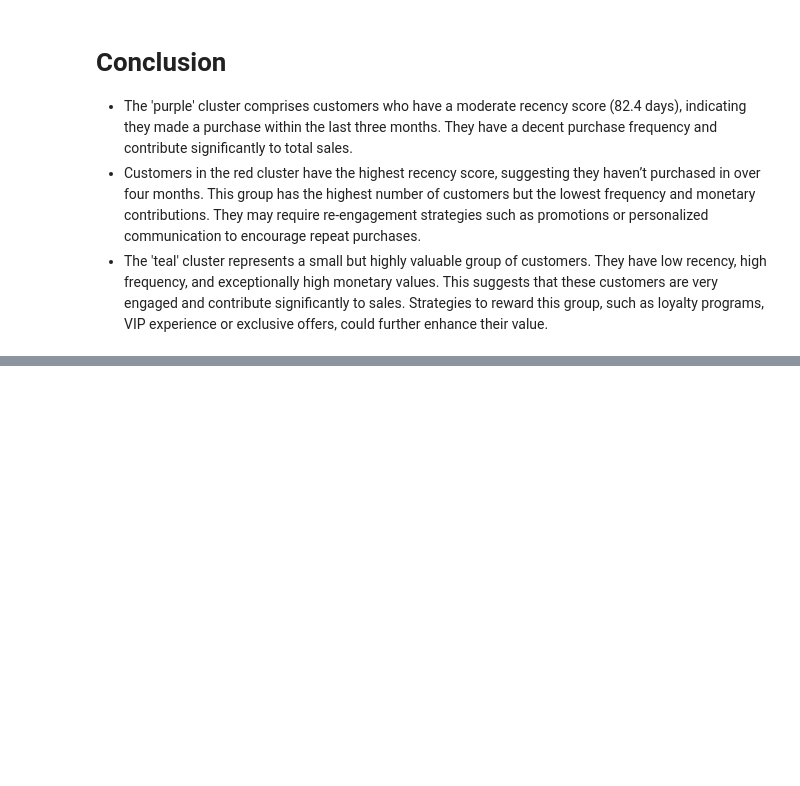
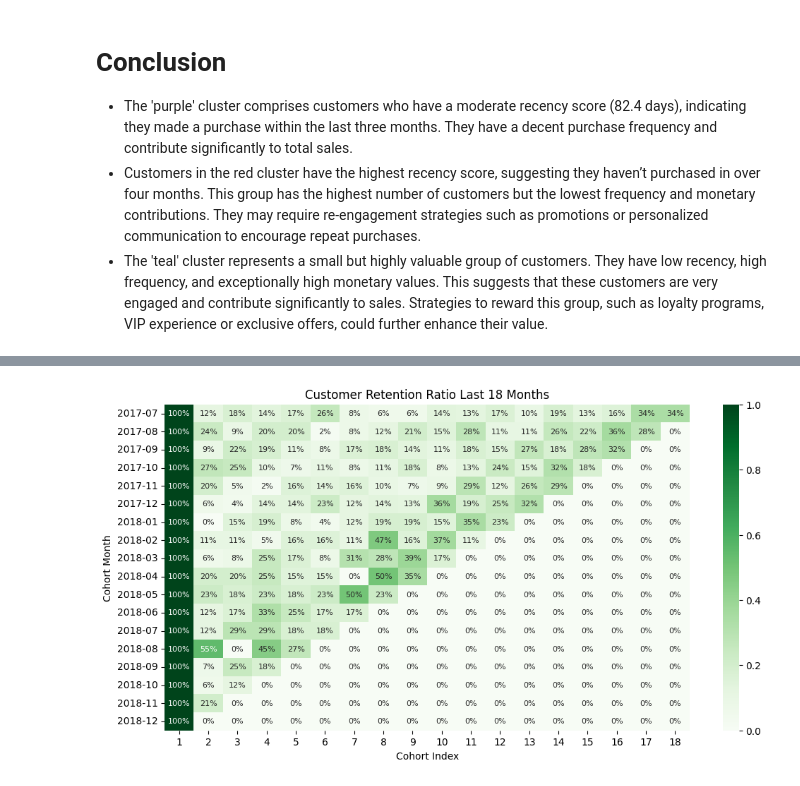
Before and after one commit to waseemshammout/amazon_customer_segmentation, a Jupyter notebook: notebook.ipynb, the cells around one changed output, grey strips where cells are left out. Saved outputs shown, nothing was run; the diff lists cells and outputs as text; code cells hidden in the pictures; blank space fills up the shorter version.

```diff
--- a/notebook.ipynb
+++ b/notebook.ipynb
@@ -160,0 +172,15 @@ plt.show()
+# %%
+# Adding Cohort Month column to the DataFrame
+cohort_months = orders_last_18_months.groupby('Customer ID')['Order Month'].min().to_dict()
+orders_last_18_months['Cohort_Month'] = orders_last_18_months['Customer ID'].map(cohort_months)
+# %%
+# Calculating Cohort Index column (in months) and adding it to the DataFrame
+years = orders_last_18_months['Order Month'].dt.year - orders_last_18_months['Cohort_Month'].dt.year
+months = orders_last_18_months['Order Month'].dt.month - orders_last_18_months['Cohort_Month'].dt.month
+orders_last_18_months['Cohort Index'] = years * 12 + months + 1
+# Formatting Cohort Month column "YYYY-MM"
+orders_last_18_months['Cohort Month'] = orders_last_18_months['Cohort_Month'].dt.strftime('%Y-%m')
+# %%
+# Preparing cohort matrix
+cohort_view = pd.crosstab(orders_last_18_months['Cohort Month'], orders_last_18_months['Cohort Index'])
+cohort_view
@@ -160,0 +206,5 @@ plt.show()
+# %%
+# By dividing each column by the first column (cohort size) we will get the retension ratio per cohort
+cohort_size = cohort_view[1]
+retention_ratios = cohort_view.divide(cohort_size, axis=0).round(2)
+retention_ratios
@@ -160,0 +235,9 @@ plt.show()
+# %%
+import seaborn as sns
+
+plt.figure(figsize=(12, 6))
+plt.title('Customer Retention Ratio Last 18 Months')
+sns.heatmap(retention_ratios, annot=True, annot_kws={'size':8} ,fmt='0.0%', cmap='Greens')
+plt.show()
+# %% [output]
+[figure, added]
```
Also changed, not shown: parts of 6 cells of this notebook.
